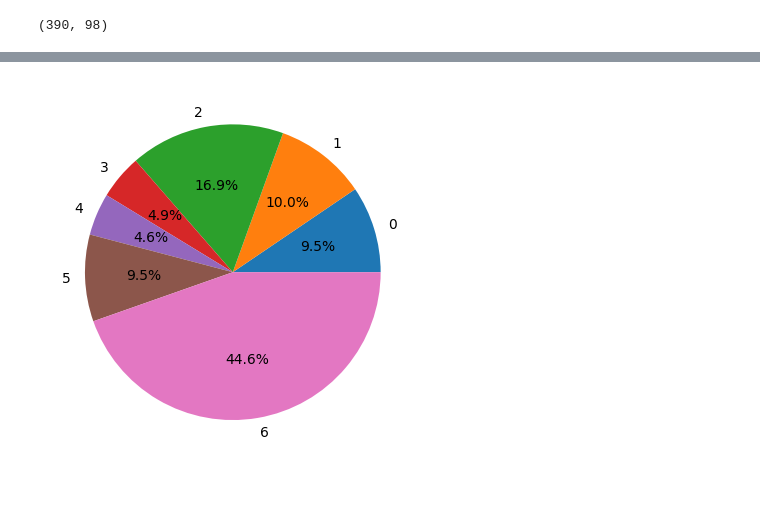
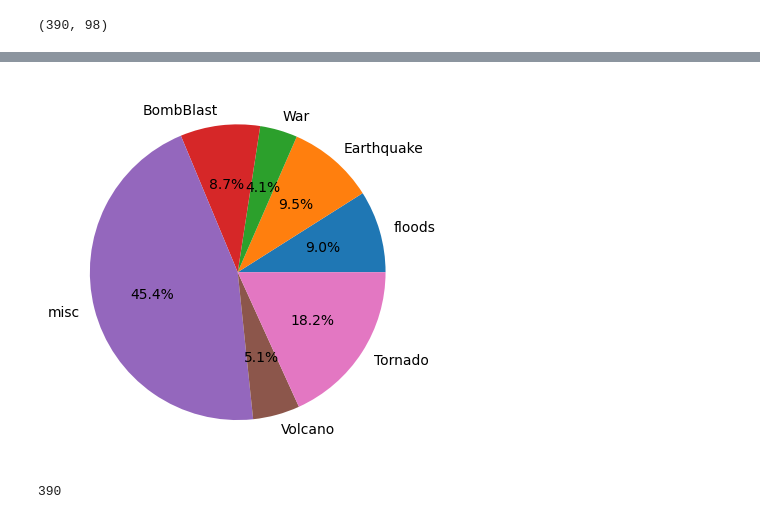
Before and after one commit to m0hit-kumar/RASA, a Jupyter notebook: CollabNotebook/TASC_MODEL.ipynb, the cells around one changed output, grey strips where cells are left out. Cells and saved outputs as stored; diff of their text form; code cells hidden in the pictures.

```diff
--- a/CollabNotebook/TASC_MODEL.ipynb
+++ b/CollabNotebook/TASC_MODEL.ipynb
@@ -122,10 +113,12 @@ def plot_me(Ytr):
       counts.append(np.count_nonzero(Ytr == label))
   plt.pie(counts, labels=labels, autopct='%1.1f%%')
   plt.show()
-# %%
-plot_me(Ytr)
-# %% [output]
-[figure, removed]
+# %%
+plot_me(y_train)
+len(y_train)
+# %% [output]
+[figure, added]
+390
 # %%
 smote = SMOTE(sampling_strategy='auto', random_state=42)
 Xtr, Ytr = sm.fit_resample(Xtr, Ytr)
```
Also changed, not shown: parts of 15 cells of this notebook.
